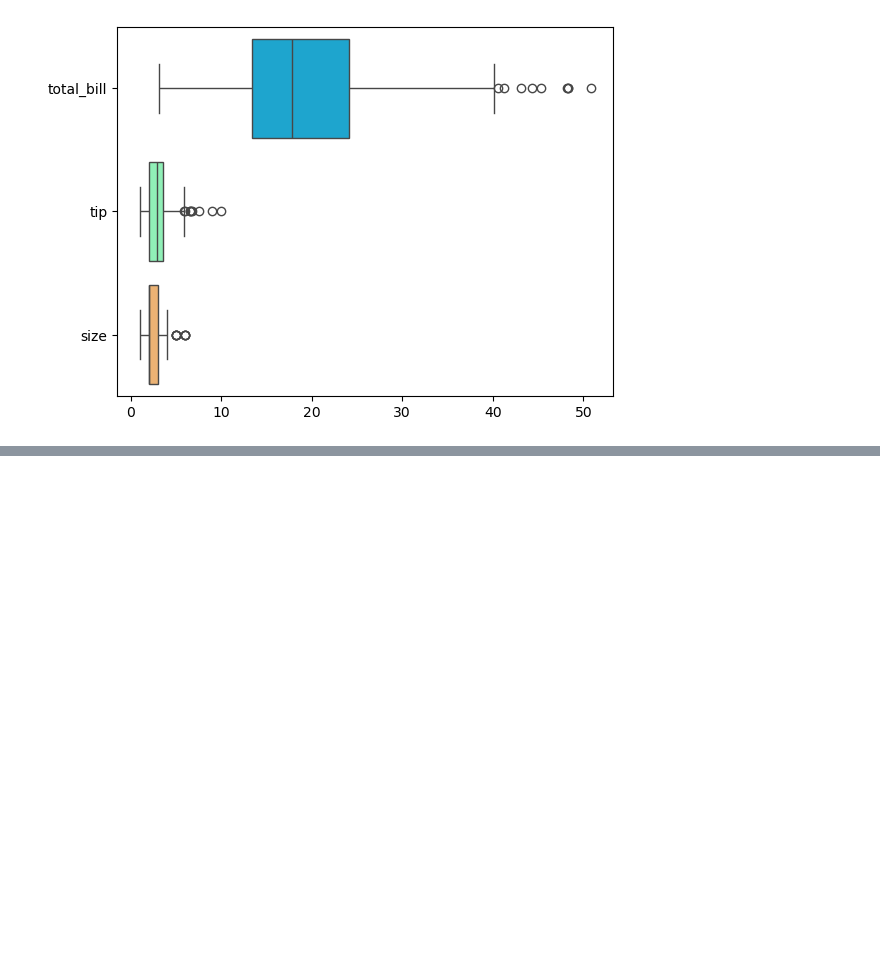
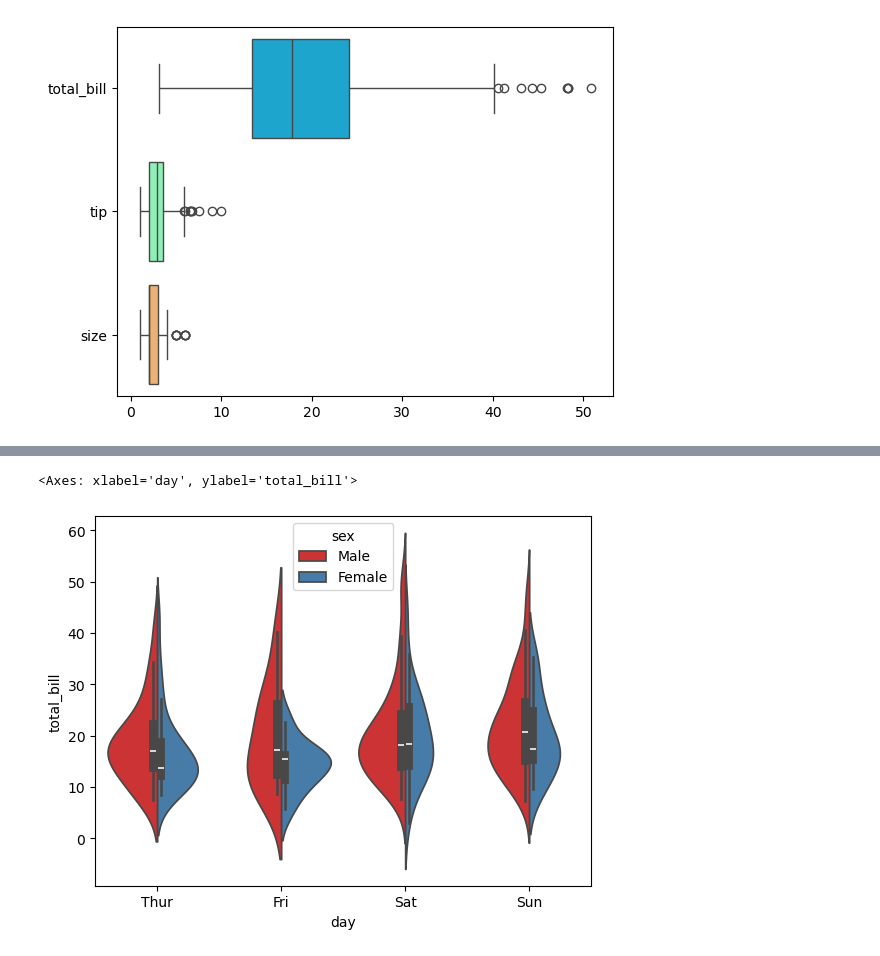
Before and after one commit to JenasJermaine/Learning-Data-Science-and-Machine-Learning, a Jupyter notebook: Data Viz- Seaborn/Categorical Plots.ipynb, the cells around one changed output, grey strips where cells are left out. Cells and saved outputs as stored; diff of their text form; code cells hidden in the pictures; blank space fills up the shorter version.

```diff
--- a/Data Viz- Seaborn/Categorical Plots.ipynb
+++ b/Data Viz- Seaborn/Categorical Plots.ipynb
@@ -46,0 +57,5 @@ sns.boxplot(data=tips,palette='rainbow',orient='h')
+# %%
+sns.violinplot(tips,x='day',y='total_bill',split= True, hue='sex',palette='Set1')
+# %% [output]
+<Axes: xlabel='day', ylabel='total_bill'>
+[figure, added]
```
Also changed, not shown: parts of 10 cells of this notebook.
